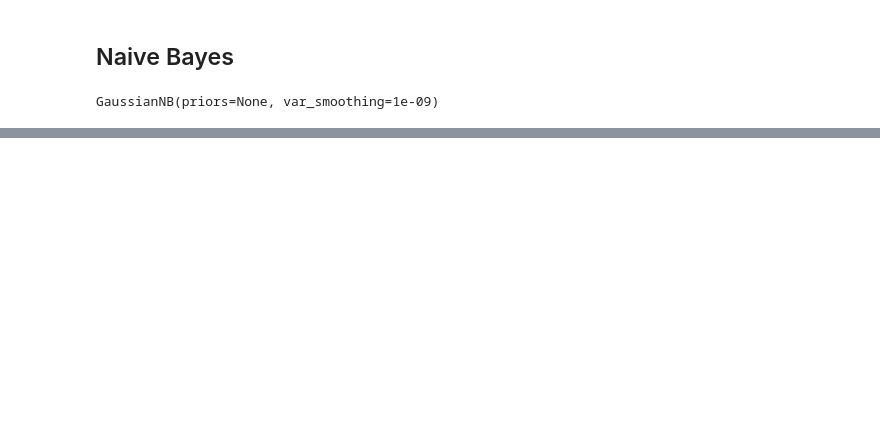
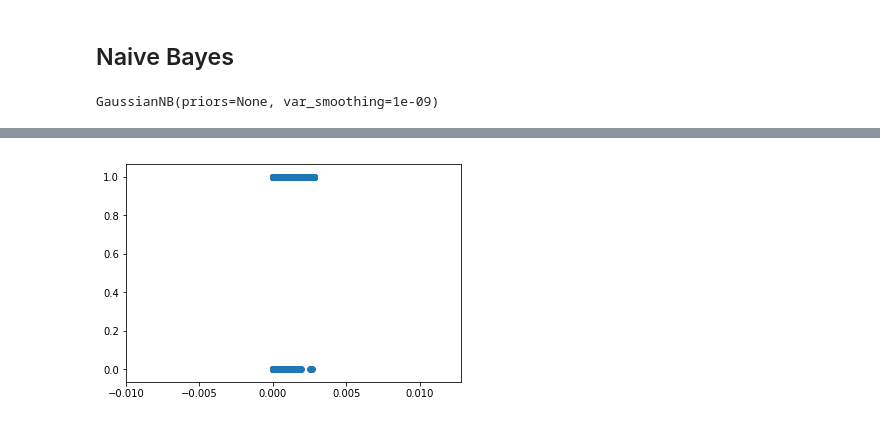
Before and after one commit to ahmedhamdi96/BC, a Jupyter notebook: main.ipynb, the cells around one changed output, grey strips where cells are left out. Saved outputs shown, nothing was run; the diff lists cells and outputs as text; code cells hidden in the pictures; blank space fills up the shorter version.

```diff
--- a/main.ipynb
+++ b/main.ipynb
@@ -534,0 +544,5 @@ accuracy_score(Y_test, prediction)
+# %%
+plt.scatter(df['variable3'], df['classLabel'])
+plt.show()
+# %% [output]
+[figure, added]
```
Also changed, not shown: parts of 42 cells of this notebook.
